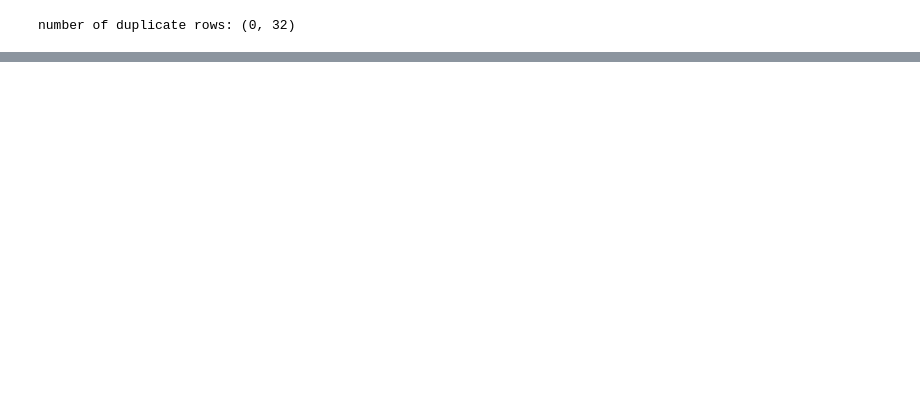
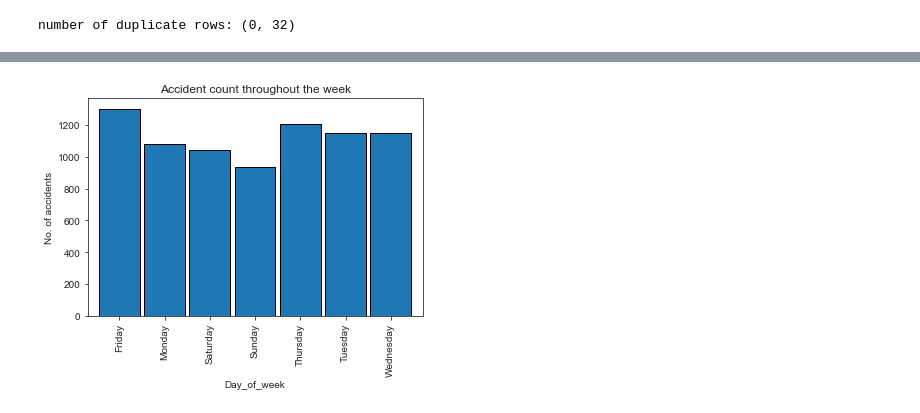
Before and after one commit to thvinhas/MachineLearning, a Jupyter notebook: CA2.ipynb, the cells around one changed output, grey strips where cells are left out. Saved outputs shown, nothing was run; the diff lists cells and outputs as text; code cells hidden in the pictures; blank space fills up the shorter version.

```diff
--- a/CA2.ipynb
+++ b/CA2.ipynb
@@ -81,0 +154,10 @@ number of duplicate rows: (0, 32)
+# %%
+df_remove_age = dataSet.loc[(dataSet['Age_band_of_casualty'] == 'na')]
+dataSet = dataSet.drop(df_remove_age.index)
+
+
+Sex = dataSet['Age_band_of_casualty'].value_counts()
+# %%
+dataSet.at['Over 51','Age_band_of_casualty']='51-100'
+# %%
+dataSet.at['Under 18','Age_band_of_casualty']='6-18'
@@ -81,0 +194,3 @@ number of duplicate rows: (0, 32)
+# %%
+Week_acc = dataSet["Day_of_week"].value_counts().sort_index()
+Week_acc
@@ -81,0 +206,8 @@ number of duplicate rows: (0, 32)
+# %%
+Week_acc.plot(kind='bar', width = 0.9, edgecolor = "black")
+plt.title("Accident count throughout the week")
+plt.xlabel("Day_of_week")
+plt.ylabel("No. of accidents")
+plt.show()
+# %% [output]
+[figure, added]
```
Also changed, not shown: parts of 18 cells of this notebook.
